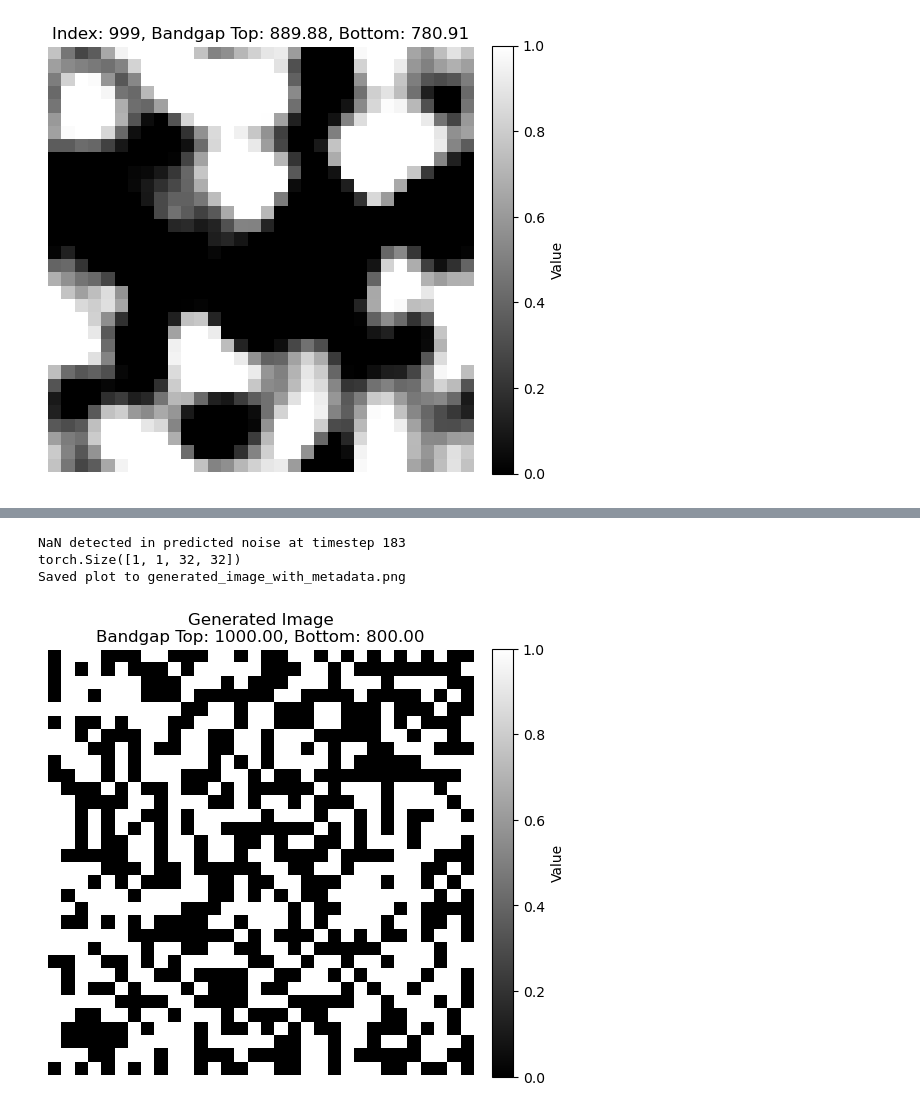
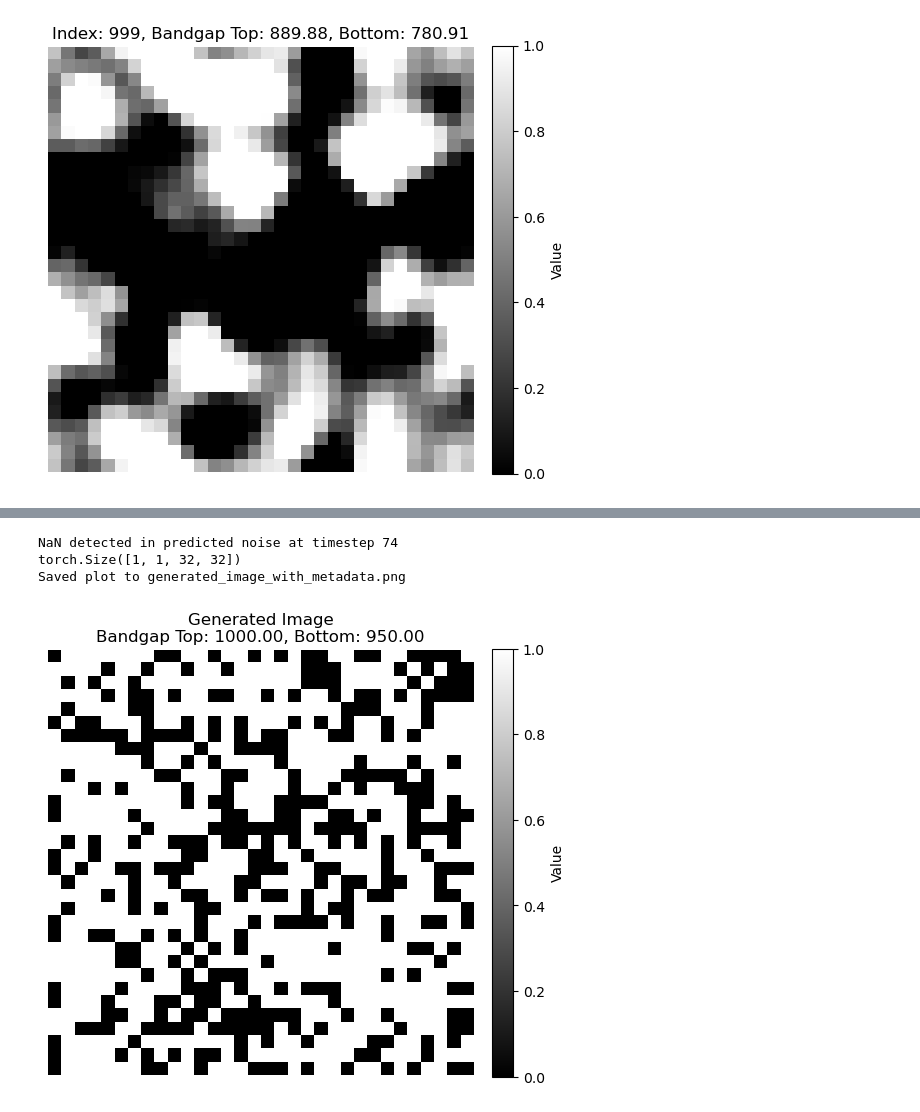
Before and after one commit to trutheresy/Diffusion-Model-2D-Metamaterials, a Jupyter notebook: diffusion_model_playground4.ipynb, the cells around one changed output, grey strips where cells are left out. Saved outputs shown, nothing was run; the diff lists cells and outputs as text; code cells hidden in the pictures.

```diff
--- a/diffusion_model_playground4.ipynb
+++ b/diffusion_model_playground4.ipynb
@@ -930,28 +930,28 @@ def plot_generated_image(image_tensor, bandgap_top, bandgap_bottom, title=None,
         plt.show()
 # %%
 bandgap_top = 1000
-bandgap_bottom = 800
+bandgap_bottom = 950
 generated_image, initial_noise = generate_image_fixed(
     model,
     bandgap_top=bandgap_top,
     bandgap_bottom=bandgap_bottom,
-    num_timesteps=200,
+    num_timesteps=100,
     device="cuda",
     noise_schedule_type="cosine",
     guidance_scale=3.0
 )
 print(generated_image.shape)
 
 # Plot the generated image
 plot_generated_image(
     generated_image,
     bandgap_top=bandgap_top,
     bandgap_bottom=bandgap_bottom,
     title=None,
     save_path="generated_image_with_metadata.png"
 )
 # %% [output]
-NaN detected in predicted noise at timestep 183
+NaN detected in predicted noise at timestep 74
 torch.Size([1, 1, 32, 32])
 Saved plot to generated_image_with_metadata.png
-[figure, old version]
+[figure, new version]
```
Also changed, not shown: parts of 1 cell of this notebook.
